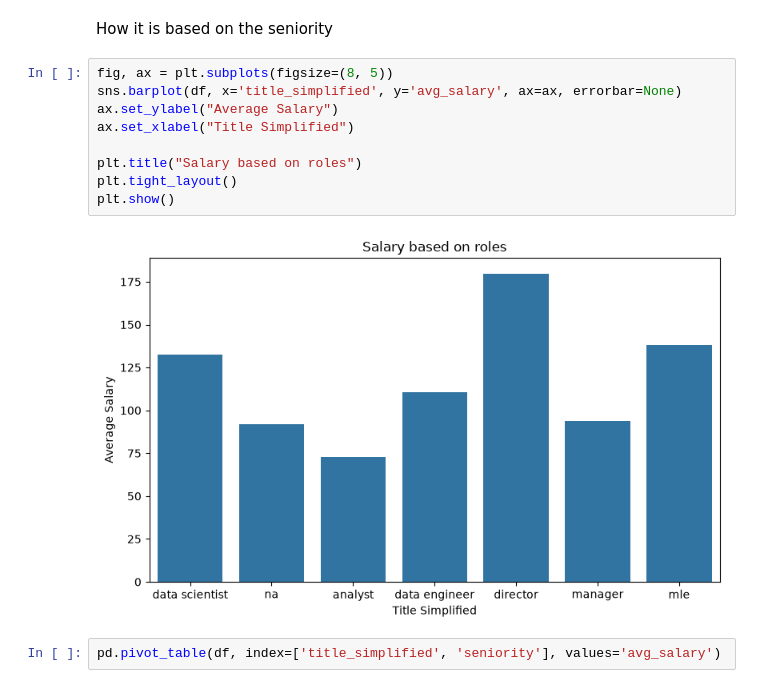
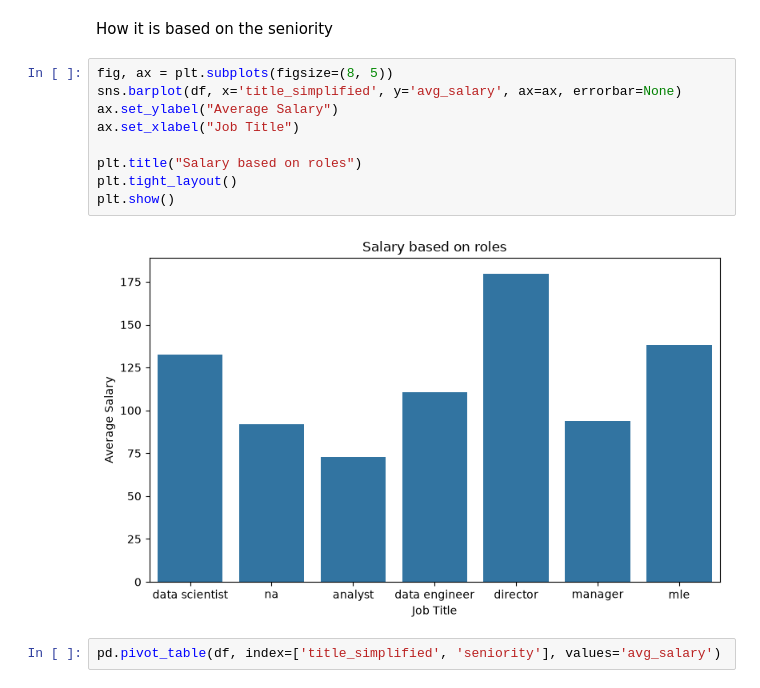
Before and after one commit to yasasbanukaofficial/glassdoor-job-market-insights, a Jupyter notebook: notebooks/02_eda.ipynb, the cells around one changed output. Saved outputs shown, nothing was run; the diff lists cells and outputs as text.

Commit message:
refactor(eda): renamed Title simplified into Job Title

```diff
--- a/notebooks/02_eda.ipynb
+++ b/notebooks/02_eda.ipynb
@@ -160,14 +160,14 @@ How it is based on the seniority
 # %%
 fig, ax = plt.subplots(figsize=(8, 5))
 sns.barplot(df, x='title_simplified', y='avg_salary', ax=ax, errorbar=None)
 ax.set_ylabel("Average Salary")
-ax.set_xlabel("Title Simplified")
+ax.set_xlabel("Job Title")
 
 plt.title("Salary based on roles")
 plt.tight_layout()
 plt.show()
 # %% [output]
-[figure, old version]
+[figure, new version]
 # %%
 pd.pivot_table(df, index=['title_simplified', 'seniority'], values='avg_salary')
 # %% [output]
```
Also changed, not shown: parts of 1 cell of this notebook.
